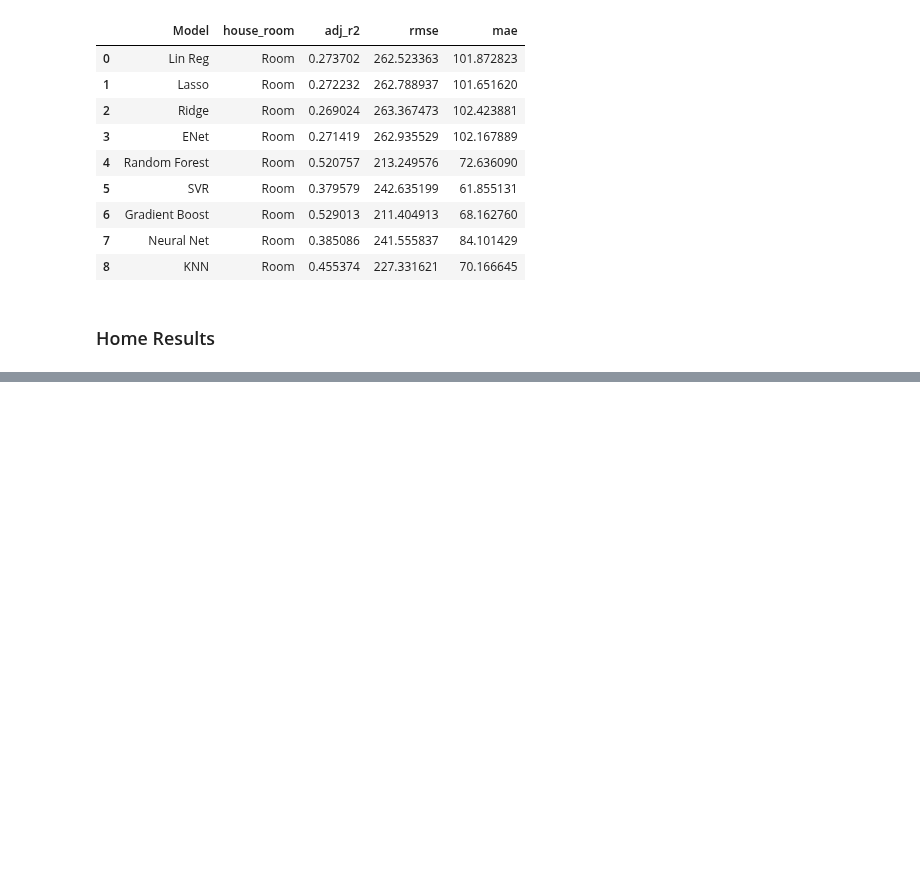
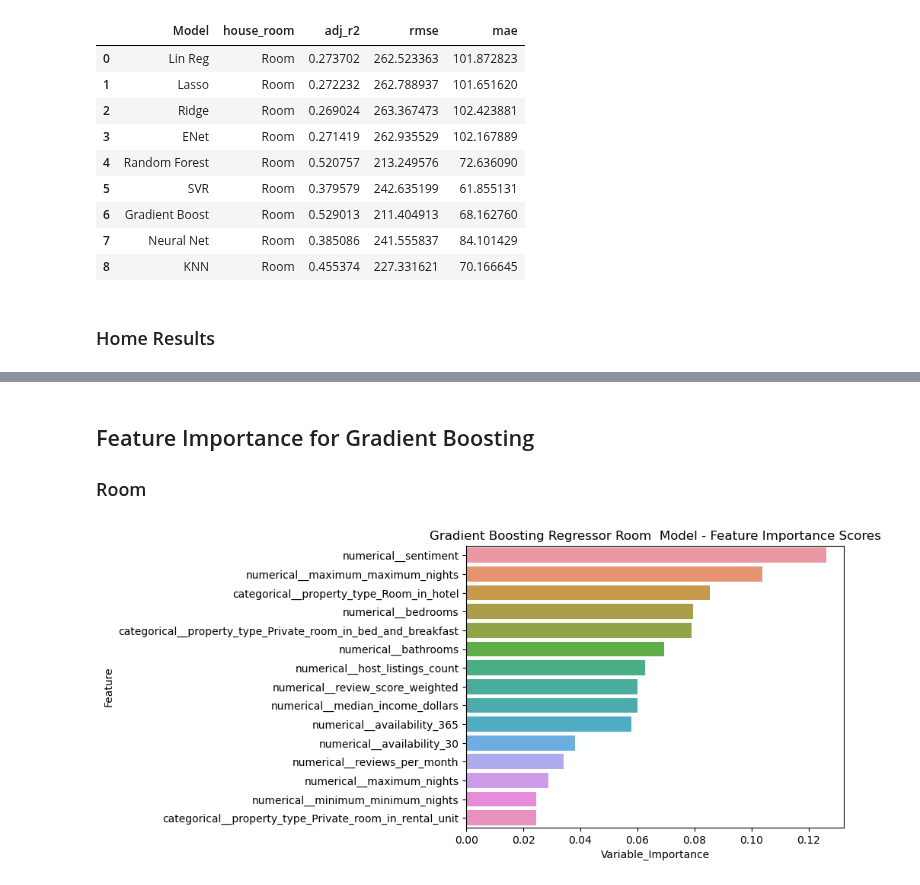
Before and after one commit to nlee98/ADS-599_Capstone_Project, a Jupyter notebook: Code Library/3_Modeling.ipynb, the cells around one changed output, grey strips where cells are left out. Drawn from its saved outputs; the diff is of its cells as text; code cells hidden in the pictures; blank space fills up the shorter version.

Commit message:
GB Feature Importance

```diff
--- a/Code Library/3_Modeling.ipynb
+++ b/Code Library/3_Modeling.ipynb
@@ -1000,0 +1001,26 @@ home_res
+# %% [markdown]
+## Feature Importance for Gradient Boosting
+### Room
+# %%
+# From GridSearchCV get the features and importance scores of the best model
+feats = room_gb_load.best_estimator_.feature_names_in_.tolist()
+importance = room_gb_load.best_estimator_.feature_importances_.tolist()
+
+# Convert the features and importance scores to a dataframe
+# Organize from largest to smallest importance scores
+importance_df = pd.DataFrame(
+    {"Feature" : feats,
+     "Variable_Importance" : importance}
+).sort_values(by = "Variable_Importance", ascending = False)
+
+# Plot the top 15 features
+sns.barplot(
+    data = importance_df.head(15),
+    x = "Variable_Importance",
+    y = "Feature"
+)
+
+plt.title("Gradient Boosting Regressor Room  Model - Feature Importance Scores")
+plt.show()
+# %% [output]
+[figure, added]
```
Also changed, not shown: parts of 8 cells of this notebook.
